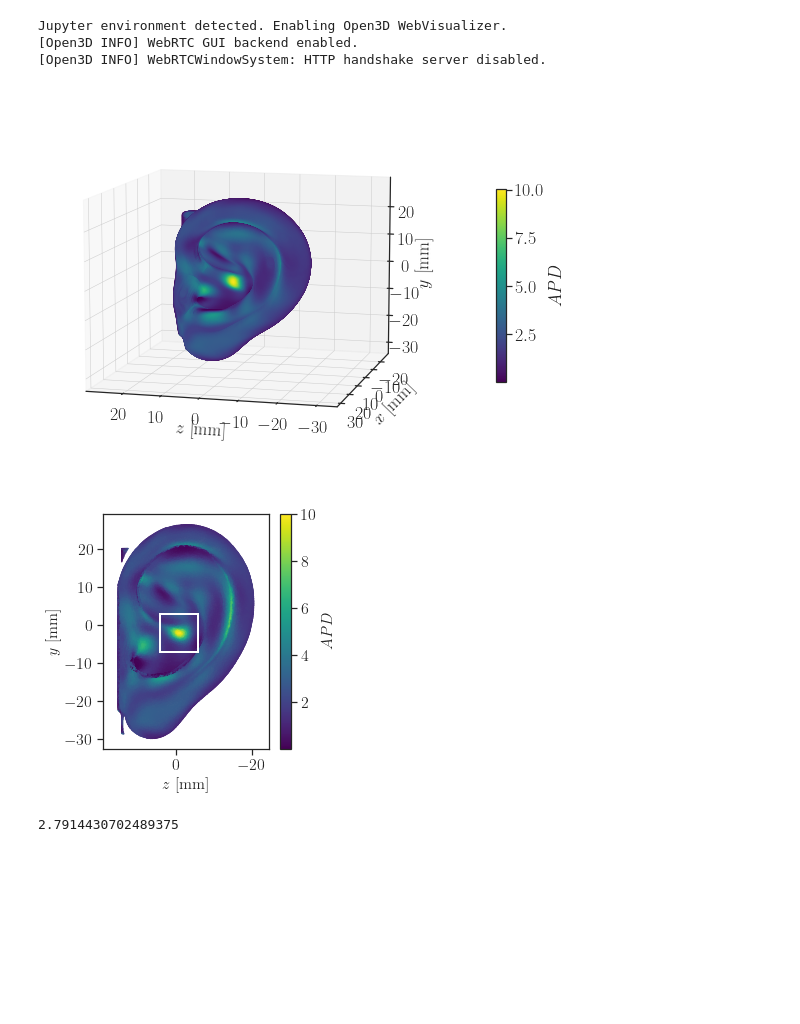
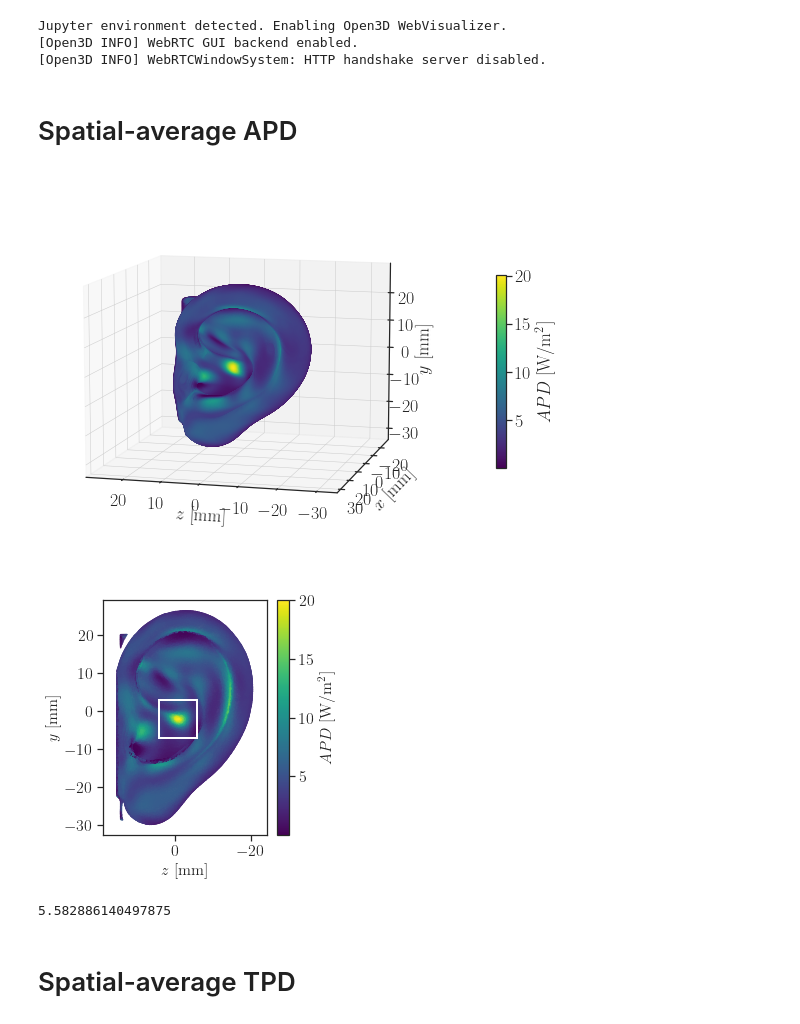
Before and after one commit to akapet00/EMF-exposure-analysis, a Jupyter notebook: playground/IEEE-J-ERM_paper/01_APD_Poynting.ipynb, the cells around one changed output. Saved outputs shown, nothing was run; the diff lists cells and outputs as text; code cells hidden in the pictures; blank space fills up the shorter version.

```diff
--- a/playground/IEEE-J-ERM_paper/01_APD_Poynting.ipynb
+++ b/playground/IEEE-J-ERM_paper/01_APD_Poynting.ipynb
@@ -30 +27,3 @@ xyz = export_pcd(df)
+# %% [markdown]
+# Spatial-average APD
 # %%
@@ -48,18 +50,18 @@ Sx, Sy, Sz = poynting_vector(E, H)
 pcd_t.estimate_normals()
 n = np.asarray(pcd_t.normals)
 
-APD = 1/2 * abs(Sx.real * n[:, 0] + Sy.real * n[:, 1] + Sz.real * n[:, 2])
+APD = abs(Sx.real * n[:, 0] + Sy.real * n[:, 1] + Sz.real * n[:, 2])
 # %%
 set_colorblind()
 fig_config(latex=True, scaler=2, text_size=18)
-label = '$APD$'
+label = '$APD$ [W/m$^2$]'
 fig, ax = scatter_3d({'$z$ [mm]': xyz_t[:, 2],
                       '$x$ [mm]': xyz_t[:, 0],
                       '$y$ [mm]': xyz_t[:, 1],
                       label: APD},
                      elev=[10], azim=[105])
 # %% [output]
-[figure, old version]
+[figure, new version]
 # %%
 diameter = np.linalg.norm(
     pcd_t.get_max_bound() - pcd_t.get_min_bound()
@@ -92,12 +94,14 @@ patch_rect = Rectangle(origin, edge_length, edge_length, fc='None', lw=2)
 ax.add_patch(patch_rect)
 ax.invert_xaxis()
 # %% [output]
-[figure, old version]
+[figure, new version]
 # %%
 ds = 10
 APD_av = elementwise_dblquad(points=np.c_[xyz_rect[::ds, 2], xyz_rect[::ds, 1]],
                              values=APD_rect[::ds], degree=11) / area
 APD_av
 # %% [output]
-2.7914430702489375
+5.582886140497875
+# %% [markdown]
+# Spatial-average TPD
 # %%
```
Also changed, not shown: parts of 13 cells of this notebook.
